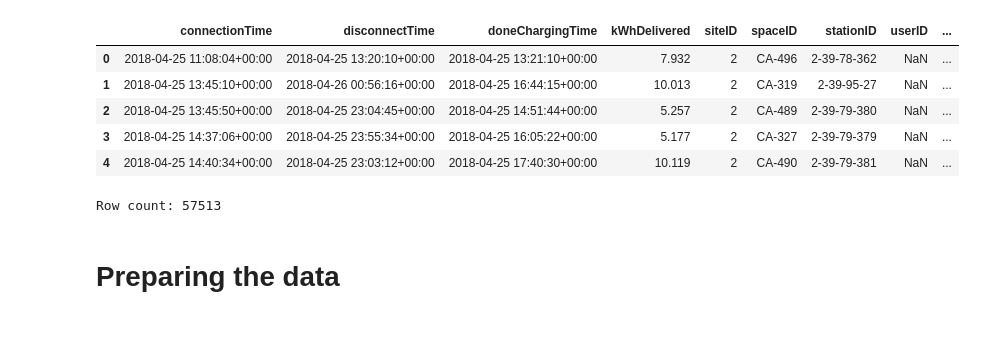
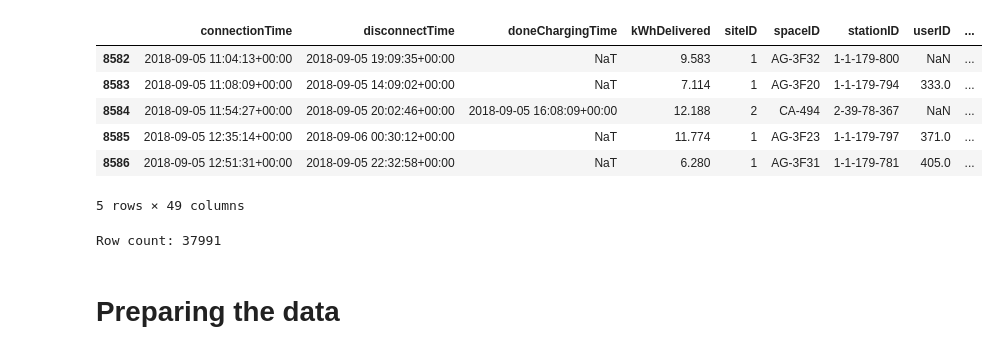
Before and after one commit to S0PEX/AA_Team_9_WS23, a Jupyter notebook: clustering.ipynb, the cells around one changed output. Saved outputs shown, nothing was run; the diff lists cells and outputs as text; code cells hidden in the pictures.

```diff
--- a/clustering.ipynb
+++ b/clustering.ipynb
@@ -7,9 +7,37 @@ charging_data: pd.DataFrame = pd.read_pickle('data/charging_modified.pkl')
 # Drop columns with user_* prefix
 charging_data = charging_data.drop(columns=charging_data.filter(regex='^user_', axis=1).columns)
 
+# Trim dataset to start when siteID 1 was introduced
+introduction_date_site_1 = charging_data[charging_data['siteID'] == 1]['connectionTime'].min()
+display(introduction_date_site_1)
+charging_data = charging_data[charging_data['connectionTime'] >= introduction_date_site_1]
+
+# Concat with weather dataset
+weather_df = pd.read_pickle('data/weather_modified.pkl')
+
+charging_data_copy = charging_data.copy()
+
+# Trim to connectionTime to full hours
+charging_data_copy['connectionTime'] = charging_data_copy['connectionTime'].dt.floor('H')
+weather_df['timestamp'] = weather_df['timestamp'].dt.floor('H')
+
+# Merge with connectionTime in charging_data and timestamp in weather_df
+charging_data_copy = charging_data_copy.merge(weather_df, left_on='connectionTime', right_on='timestamp', how='left')
+
+# Add columns to charging_data
+charging_data['temperature'] = charging_data_copy['temperature']
+charging_data['precipitation'] = charging_data_copy['precipitation']
+charging_data['windspeed'] = charging_data_copy['windspeed']
+charging_data['cloud_cover_description'] = charging_data_copy['cloud_cover_description']
+
+# Encode cloud_cover_description as one hot
+charging_data = pd.get_dummies(charging_data, columns=['cloud_cover_description'])
+charging_data = pd.get_dummies(charging_data, columns=['weekday'])
+
 # Print head
 display(charging_data.head())
 
 # Print row count
+charging_data = charging_data.dropna()
 print(f'Row count: {charging_data.shape[0]}')
 # %% [output]
@@ -16,10 +45,11 @@ print(f'Row count: {charging_data.shape[0]}')
 |  | connectionTime | disconnectTime | doneChargingTime | kWhDelivered | siteID | spaceID | stationID | userID | ... |
-| 0 | 2018-04-25 11:08:04+00:00 | 2018-04-25 13:20:10+00:00 | 2018-04-25 13:21:10+00:00 | 7.932 | 2 | CA-496 | 2-39-78-362 | NaN | ... |
-| 1 | 2018-04-25 13:45:10+00:00 | 2018-04-26 00:56:16+00:00 | 2018-04-25 16:44:15+00:00 | 10.013 | 2 | CA-319 | 2-39-95-27 | NaN | ... |
-| 2 | 2018-04-25 13:45:50+00:00 | 2018-04-25 23:04:45+00:00 | 2018-04-25 14:51:44+00:00 | 5.257 | 2 | CA-489 | 2-39-79-380 | NaN | ... |
-| 3 | 2018-04-25 14:37:06+00:00 | 2018-04-25 23:55:34+00:00 | 2018-04-25 16:05:22+00:00 | 5.177 | 2 | CA-327 | 2-39-79-379 | NaN | ... |
-| 4 | 2018-04-25 14:40:34+00:00 | 2018-04-25 23:03:12+00:00 | 2018-04-25 17:40:30+00:00 | 10.119 | 2 | CA-490 | 2-39-79-381 | NaN | ... |
+| 8582 | 2018-09-05 11:04:13+00:00 | 2018-09-05 19:09:35+00:00 | NaT | 9.583 | 1 | AG-3F32 | 1-1-179-800 | NaN | ... |
+| 8583 | 2018-09-05 11:08:09+00:00 | 2018-09-05 14:09:02+00:00 | NaT | 7.114 | 1 | AG-3F20 | 1-1-179-794 | 333.0 | ... |
+| 8584 | 2018-09-05 11:54:27+00:00 | 2018-09-05 20:02:46+00:00 | 2018-09-05 16:08:09+00:00 | 12.188 | 2 | CA-494 | 2-39-78-367 | NaN | ... |
+| 8585 | 2018-09-05 12:35:14+00:00 | 2018-09-06 00:30:12+00:00 | NaT | 11.774 | 1 | AG-3F23 | 1-1-179-797 | 371.0 | ... |
+| 8586 | 2018-09-05 12:51:31+00:00 | 2018-09-05 22:32:58+00:00 | NaT | 6.280 | 1 | AG-3F31 | 1-1-179-781 | 405.0 | ... |
-Row count: 57513
+5 rows × 49 columns
+Row count: 37991
 # %% [markdown]
 # Preparing the data
 # %% [markdown]
```
Also changed, not shown: parts of 13 cells of this notebook, 4 other files.
